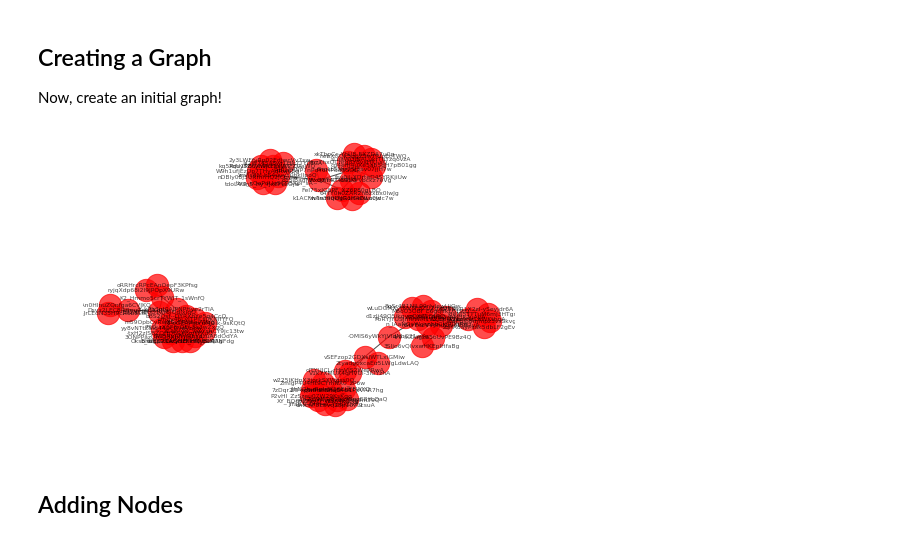
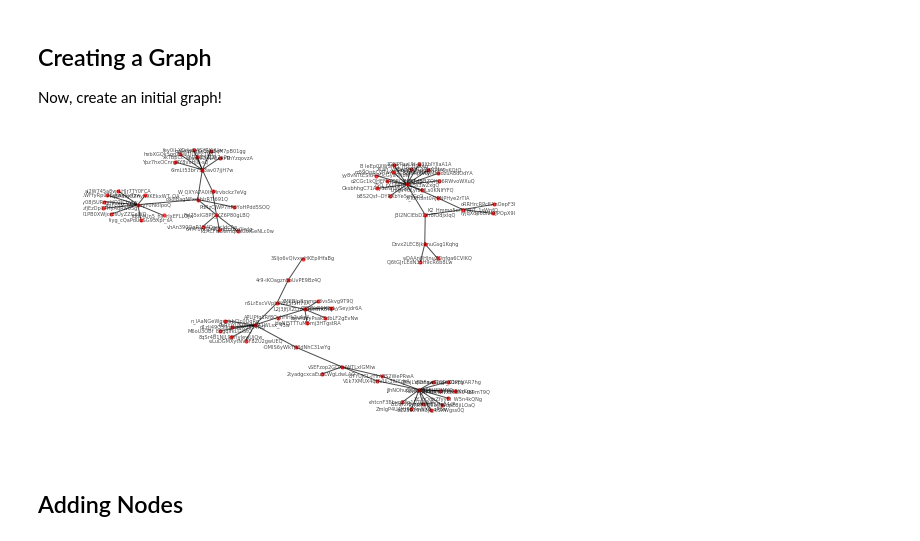
Before and after one commit to jnawjux/dsc-3-28-04-graph-data-io-codealong-seattle-ds-career-040119, a Jupyter notebook: index.ipynb, the cells around one changed output. Cells and saved outputs as stored; diff of their text form; code cells hidden in the pictures.

```diff
--- a/index.ipynb
+++ b/index.ipynb
@@ -44,9 +44,9 @@ for row in df.index:
 Now, create an initial graph!
 # %%
 #Your code here
-nx.draw(G, with_labels=True, alpha=.7, font_size=6, node_size=500)
+nx.draw(G, with_labels=True, alpha=.7, font_size=5, node_size=10)
 # %% [output]
-[figure, old version]
+[figure, new version]
 # %% [markdown]
 ## Adding Nodes
 # %% [markdown]
```
